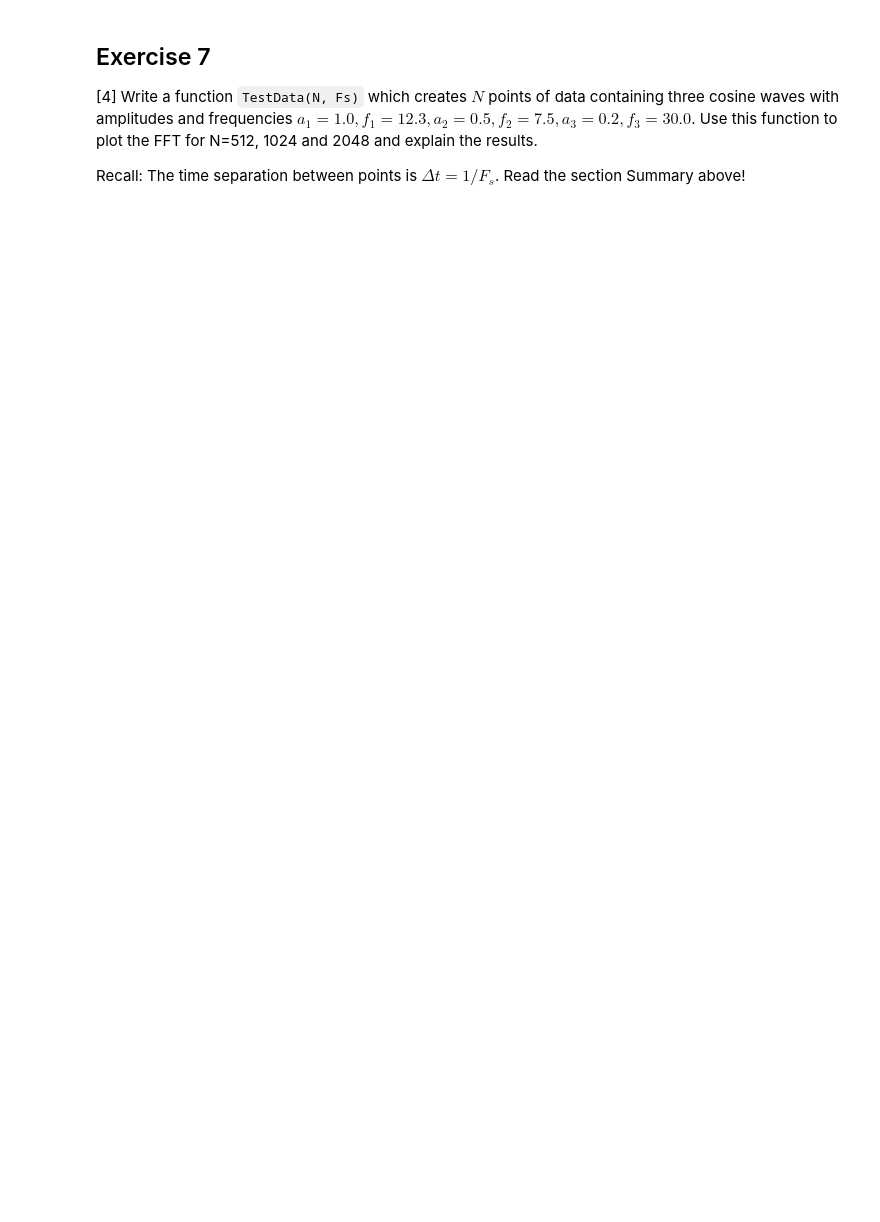
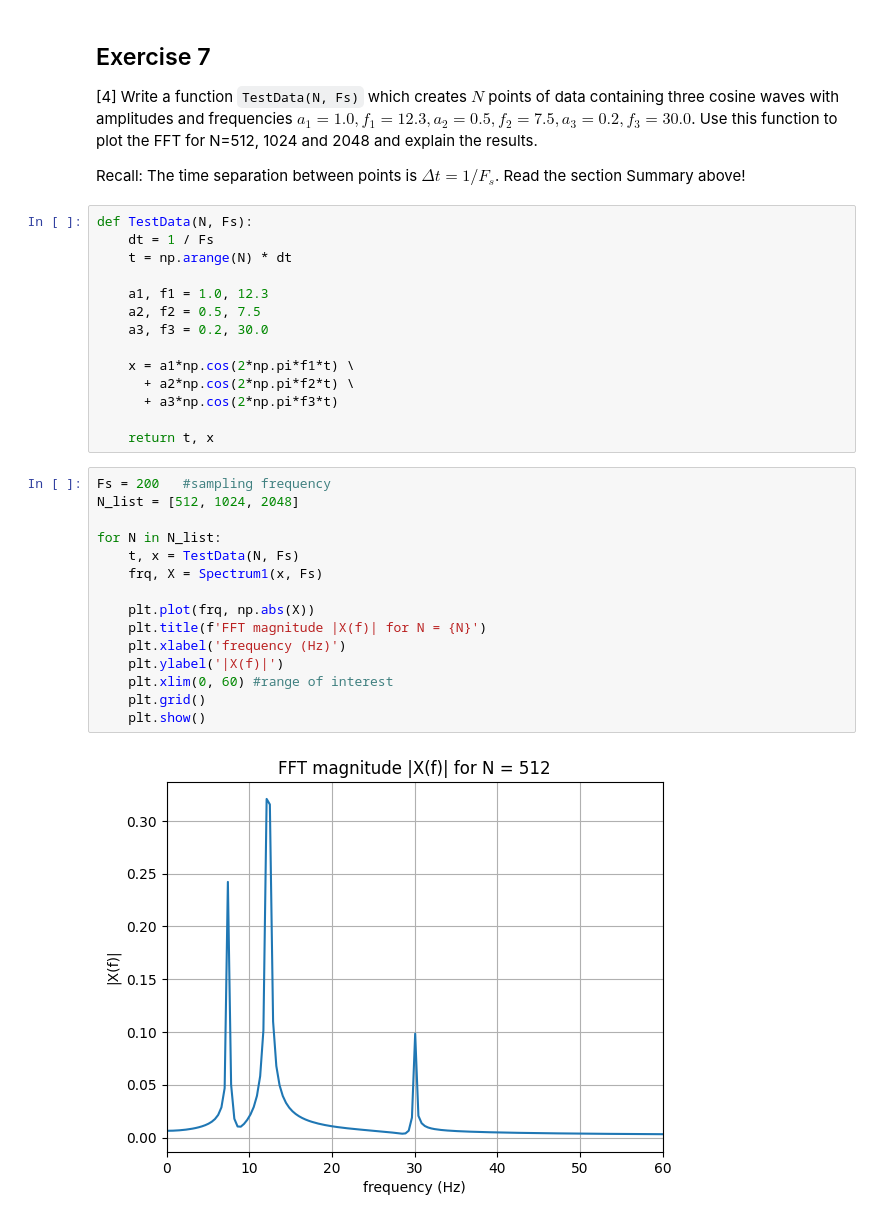
Before and after one commit to PX2145-2025/week-10-b-Ben-Sheldrick, a Jupyter notebook: FFT.ipynb, the cells around one changed output. Saved outputs shown, nothing was run; the diff lists cells and outputs as text; blank space fills up the shorter version.

```diff
--- a/FFT.ipynb
+++ b/FFT.ipynb
@@ -543,3 +546,34 @@ plt.show()
 [4] Write a function `TestData(N, Fs)` which creates $N$ points of data containing three cosine waves with amplitudes and frequencies $a_1 = 1.0, f_1 = 12.3, a_2 = 0.5, f_2 = 7.5, a_3 = 0.2, f_3 = 30.0$. Use this function to plot the FFT for N=512, 1024 and 2048 and explain the results.
 
  Recall: The time separation between points is $\Delta t = 1/F_s$. Read the section Summary above!
+# %%
+def TestData(N, Fs):
+    dt = 1 / Fs
+    t = np.arange(N) * dt
+
+    a1, f1 = 1.0, 12.3
+    a2, f2 = 0.5, 7.5
+    a3, f3 = 0.2, 30.0
+
+    x = a1*np.cos(2*np.pi*f1*t) \
+      + a2*np.cos(2*np.pi*f2*t) \
+      + a3*np.cos(2*np.pi*f3*t)
+
+    return t, x
+# %%
+Fs = 200   #sampling frequency
+N_list = [512, 1024, 2048]
+
+for N in N_list:
+    t, x = TestData(N, Fs)
+    frq, X = Spectrum1(x, Fs)
+
+    plt.plot(frq, np.abs(X))
+    plt.title(f'FFT magnitude |X(f)| for N = {N}')
+    plt.xlabel('frequency (Hz)')
+    plt.ylabel('|X(f)|')
+    plt.xlim(0, 60) #range of interest
+    plt.grid()
+    plt.show()
+# %% [output]
+[figure, added]
```
Also changed, not shown: parts of 4 cells of this notebook.
